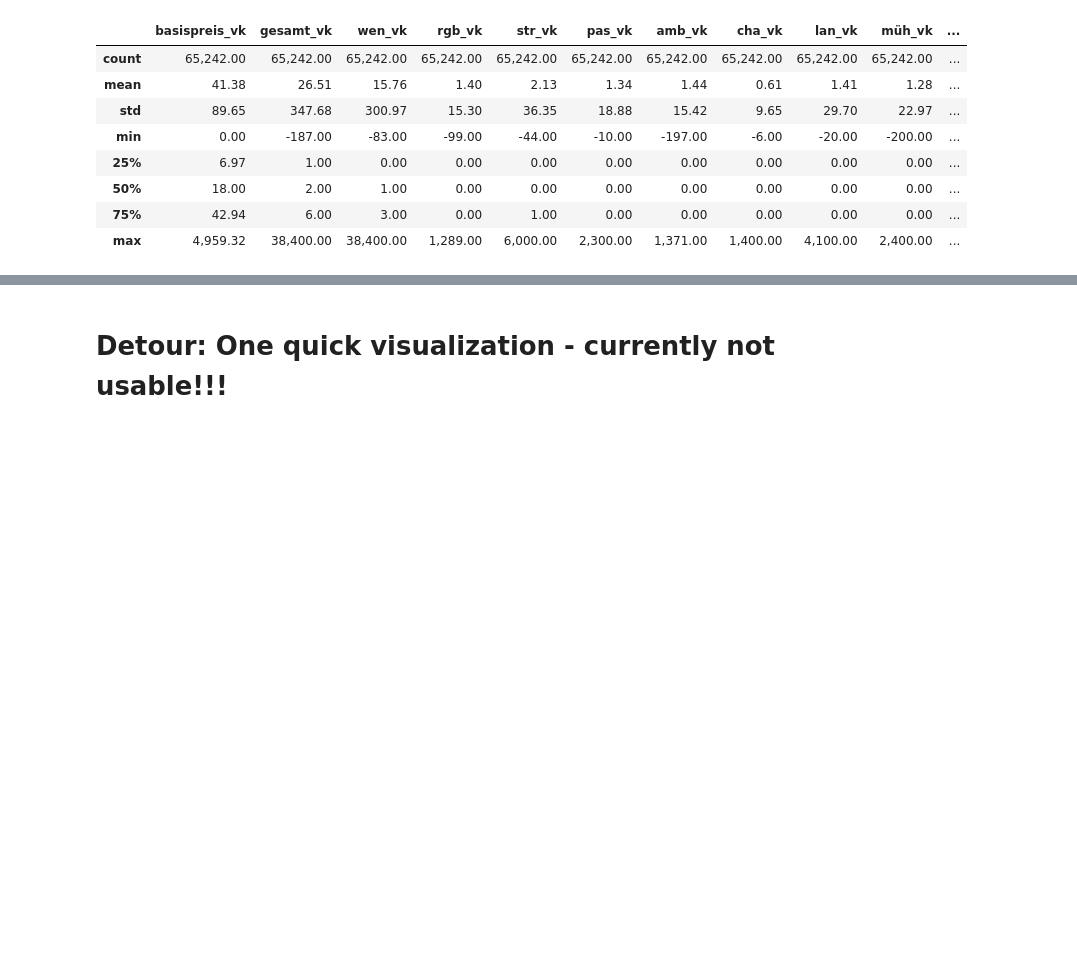
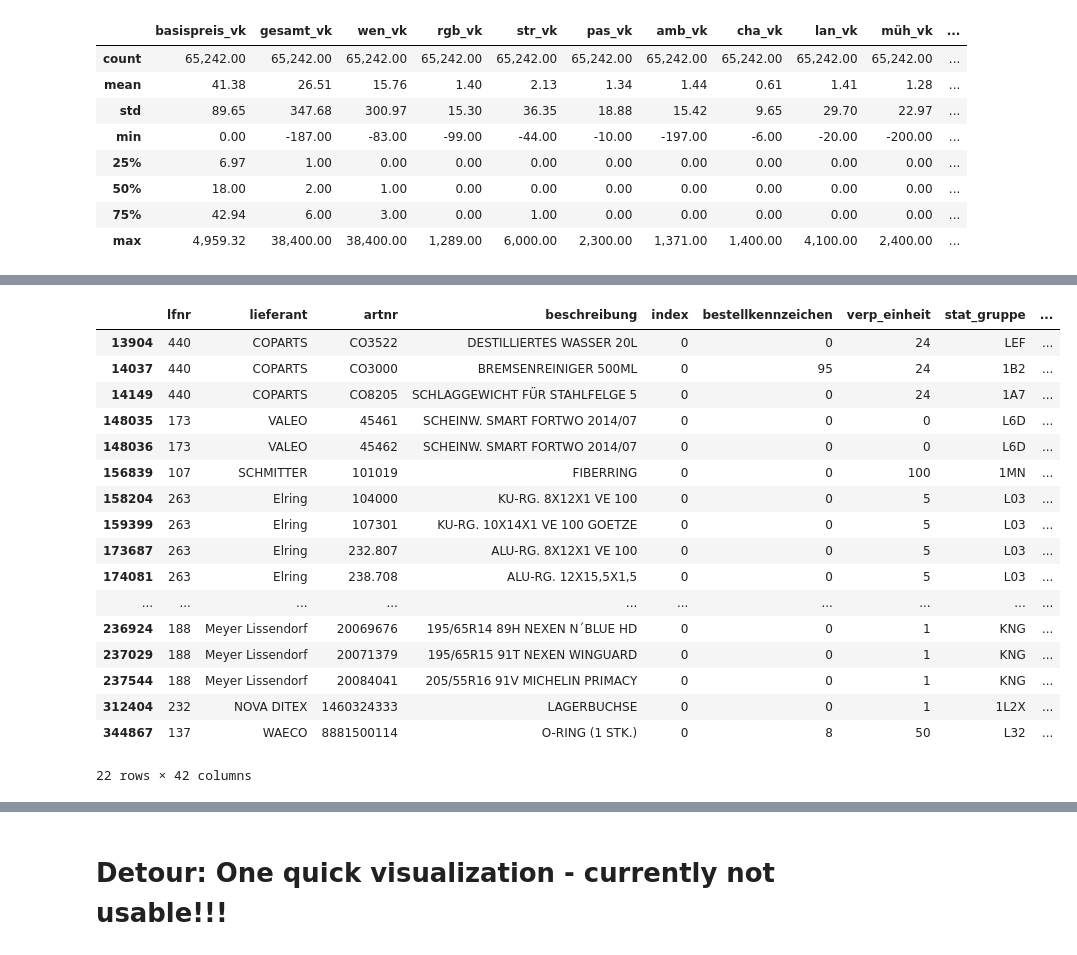
Before and after one commit to capstone-kueblbeck/capstone-kueblbeck, a Jupyter notebook: coding/data_cleaning.ipynb, the cells around one changed output, grey strips where cells are left out. Drawn from its saved outputs; the diff is of its cells as text; code cells hidden in the pictures; blank space fills up the shorter version.

```diff
--- a/coding/data_cleaning.ipynb
+++ b/coding/data_cleaning.ipynb
@@ -350,3 +359,26 @@ df_master
+# %%
+# Identify rows where basispreis_lager != basispreis_vk and both not 0
+test = df_master.query('basispreis_lager != 0 & basispreis_vk != 0 & basispreis_lager != basispreis_vk')
+test
+# %% [output]
+|  | lfnr | lieferant | artnr | beschreibung | index | bestellkennzeichen | verp_einheit | stat_gruppe | ... |
+| 13904 | 440 | COPARTS | CO3522 | DESTILLIERTES WASSER 20L | 0 | 0 | 24 | LEF | ... |
+| 14037 | 440 | COPARTS | CO3000 | BREMSENREINIGER 500ML | 0 | 95 | 24 | 1B2 | ... |
+| 14149 | 440 | COPARTS | CO8205 | SCHLAGGEWICHT FÜR STAHLFELGE 5 | 0 | 0 | 24 | 1A7 | ... |
+| 148035 | 173 | VALEO | 45461 | SCHEINW. SMART FORTWO 2014/07 | 0 | 0 | 0 | L6D | ... |
+| 148036 | 173 | VALEO | 45462 | SCHEINW. SMART FORTWO 2014/07 | 0 | 0 | 0 | L6D | ... |
+| 156839 | 107 | SCHMITTER | 101019 | FIBERRING | 0 | 0 | 100 | 1MN | ... |
+| 158204 | 263 | Elring | 104000 | KU-RG. 8X12X1 VE 100 | 0 | 0 | 5 | L03 | ... |
+| 159399 | 263 | Elring | 107301 | KU-RG. 10X14X1 VE 100 GOETZE | 0 | 0 | 5 | L03 | ... |
+| 173687 | 263 | Elring | 232.807 | ALU-RG. 8X12X1 VE 100 | 0 | 0 | 5 | L03 | ... |
+| 174081 | 263 | Elring | 238.708 | ALU-RG. 12X15,5X1,5 | 0 | 0 | 5 | L03 | ... |
+| ... | ... | ... | ... | ... | ... | ... | ... | ... | ... |
+| 236924 | 188 | Meyer Lissendorf | 20069676 | 195/65R14 89H NEXEN N´BLUE HD | 0 | 0 | 1 | KNG | ... |
+| 237029 | 188 | Meyer Lissendorf | 20071379 | 195/65R15 91T NEXEN WINGUARD | 0 | 0 | 1 | KNG | ... |
+| 237544 | 188 | Meyer Lissendorf | 20084041 | 205/55R16 91V MICHELIN PRIMACY | 0 | 0 | 1 | KNG | ... |
+| 312404 | 232 | NOVA DITEX | 1460324333 | LAGERBUCHSE | 0 | 0 | 1 | 1L2X | ... |
+| 344867 | 137 | WAECO | 8881500114 | O-RING (1 STK.) | 0 | 8 | 50 | L32 | ... |
+22 rows × 42 columns
 # %%
 # Drop columns that are not needed
 
```
Also changed, not shown: parts of 9 cells of this notebook, 2 other files.
